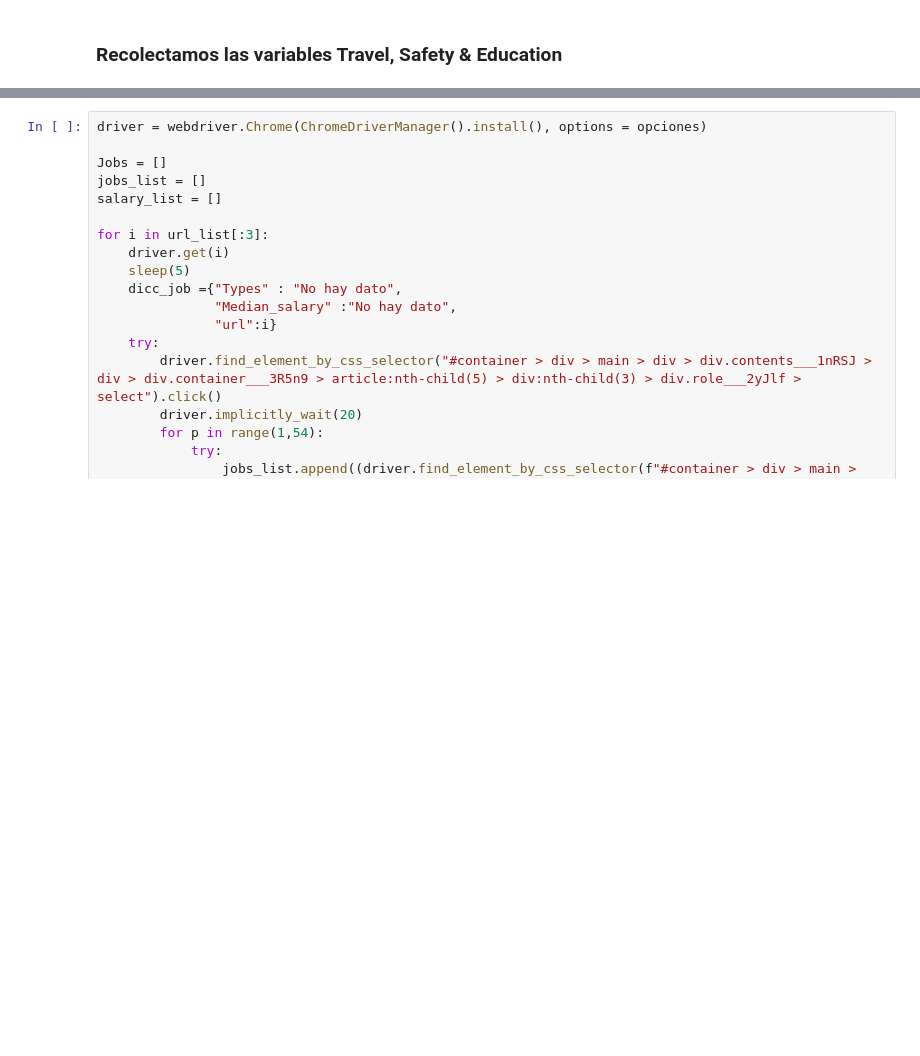
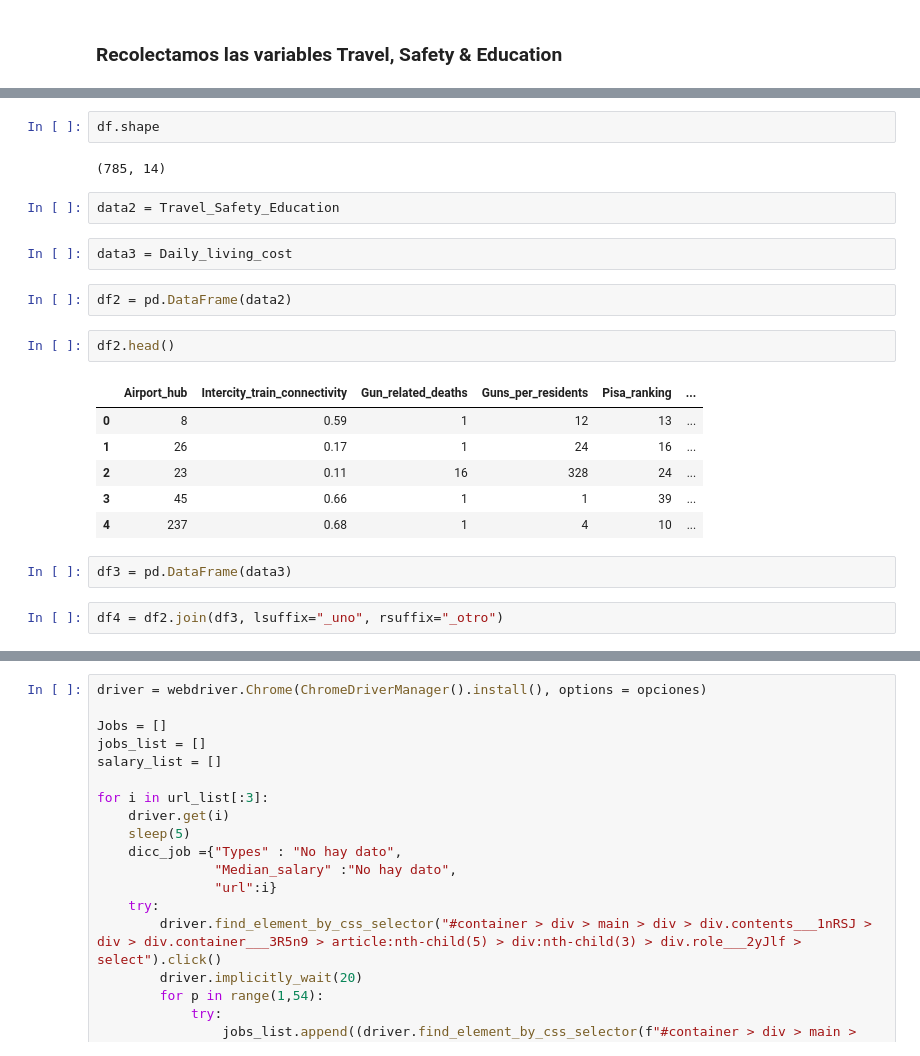
Before and after one commit to daniela-arias/Choose-to-live-better, a Jupyter notebook: Notebooks/Web_scrapping_cities.ipynb, the cells around one changed output, grey strips where cells are left out. Drawn from its saved outputs; the diff is of its cells as text; blank space fills up the shorter version.

```diff
--- a/Notebooks/Web_scrapping_cities.ipynb
+++ b/Notebooks/Web_scrapping_cities.ipynb
@@ -346,0 +317,23 @@ len(Best_university)
+# %%
+df.shape
+# %% [output]
+(785, 14)
+# %%
+data2 = Travel_Safety_Education
+# %%
+data3 = Daily_living_cost
+# %%
+df2 = pd.DataFrame(data2)
+# %%
+df2.head()
+# %% [output]
+|  | Airport_hub | Intercity_train_connectivity | Gun_related_deaths | Guns_per_residents | Pisa_ranking | ... |
+| 0 | 8 | 0.59 | 1 | 12 | 13 | ... |
+| 1 | 26 | 0.17 | 1 | 24 | 16 | ... |
+| 2 | 23 | 0.11 | 16 | 328 | 24 | ... |
+| 3 | 45 | 0.66 | 1 | 1 | 39 | ... |
+| 4 | 237 | 0.68 | 1 | 4 | 10 | ... |
+# %%
+df3 = pd.DataFrame(data3)
+# %%
+df4 = df2.join(df3, lsuffix="_uno", rsuffix="_otro")
```
Also changed, not shown: parts of 33 cells of this notebook, 1 other file.
